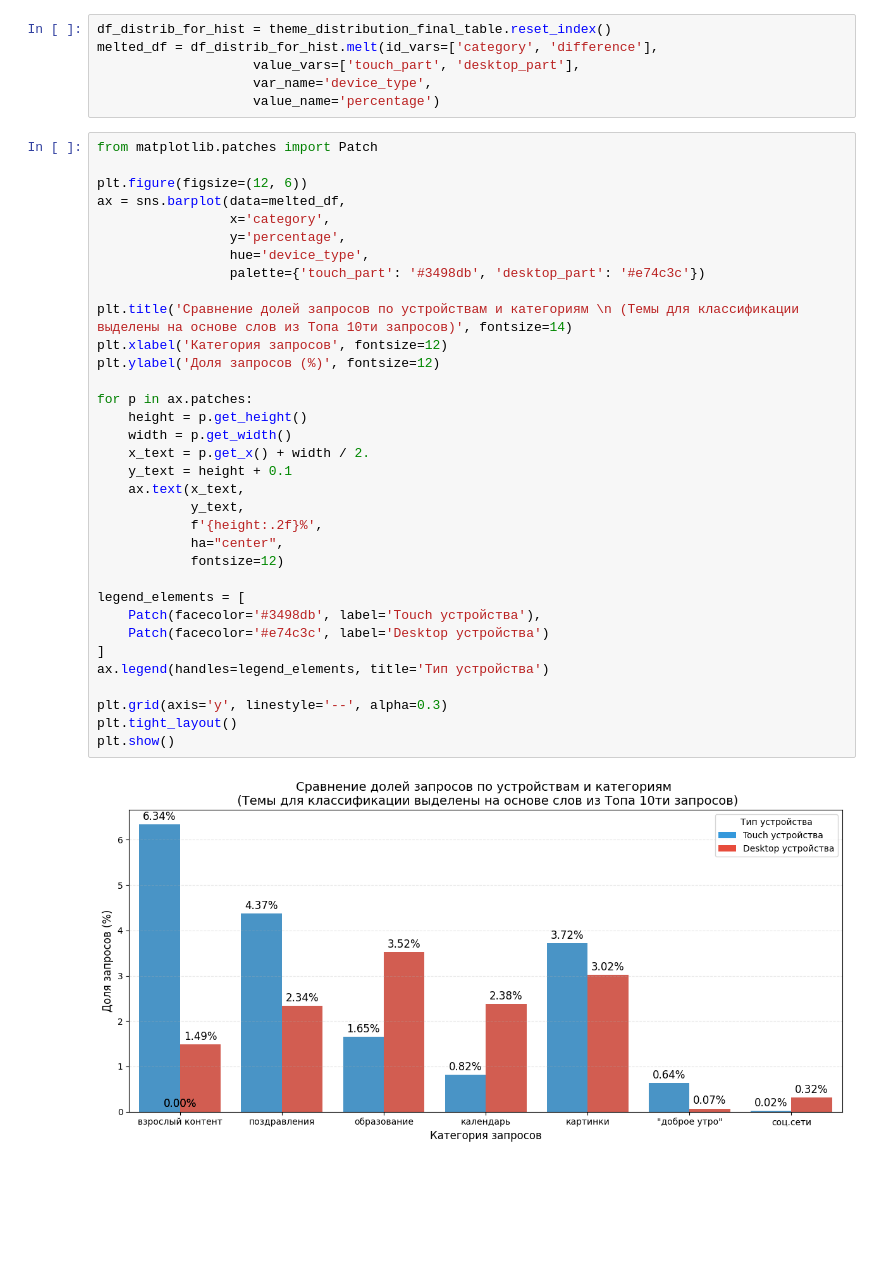
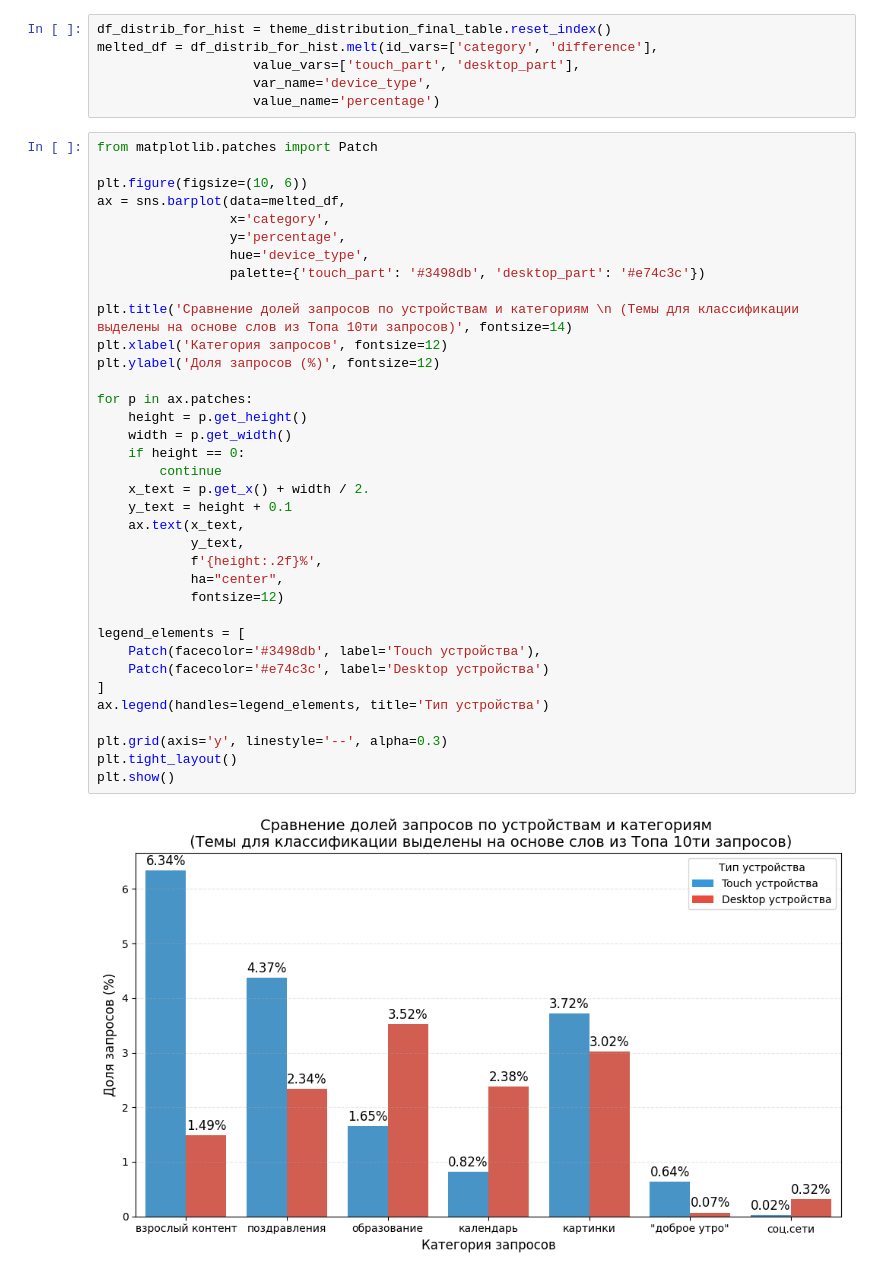
Before and after one commit to ninaprokopova/yandex_pictures_analysis, a Jupyter notebook: yandex_picture_analysis.ipynb, the cells around one changed output. Saved outputs shown, nothing was run; the diff lists cells and outputs as text; blank space fills up the shorter version.

```diff
--- a/yandex_picture_analysis.ipynb
+++ b/yandex_picture_analysis.ipynb
@@ -287,36 +303,38 @@ melted_df = df_distrib_for_hist.melt(id_vars=['category', 'difference'],
 # %%
 from matplotlib.patches import Patch
 
-plt.figure(figsize=(12, 6))
+plt.figure(figsize=(10, 6))
 ax = sns.barplot(data=melted_df,
                  x='category',
                  y='percentage',
                  hue='device_type',
                  palette={'touch_part': '#3498db', 'desktop_part': '#e74c3c'})
 
 plt.title('Сравнение долей запросов по устройствам и категориям \n (Темы для классификации выделены на основе слов из Топа 10ти запросов)', fontsize=14)
 plt.xlabel('Категория запросов', fontsize=12)
 plt.ylabel('Доля запросов (%)', fontsize=12)
 
 for p in ax.patches:
     height = p.get_height()
     width = p.get_width()
+    if height == 0:
+        continue
     x_text = p.get_x() + width / 2.
     y_text = height + 0.1
     ax.text(x_text,
             y_text,
             f'{height:.2f}%',
             ha="center",
             fontsize=12)
 
 legend_elements = [
     Patch(facecolor='#3498db', label='Touch устройства'),
     Patch(facecolor='#e74c3c', label='Desktop устройства')
 ]
 ax.legend(handles=legend_elements, title='Тип устройства')
 
 plt.grid(axis='y', linestyle='--', alpha=0.3)
 plt.tight_layout()
 plt.show()
 # %% [output]
-[figure, old version]
+[figure, new version]
```
Also changed, not shown: parts of 7 cells of this notebook.
